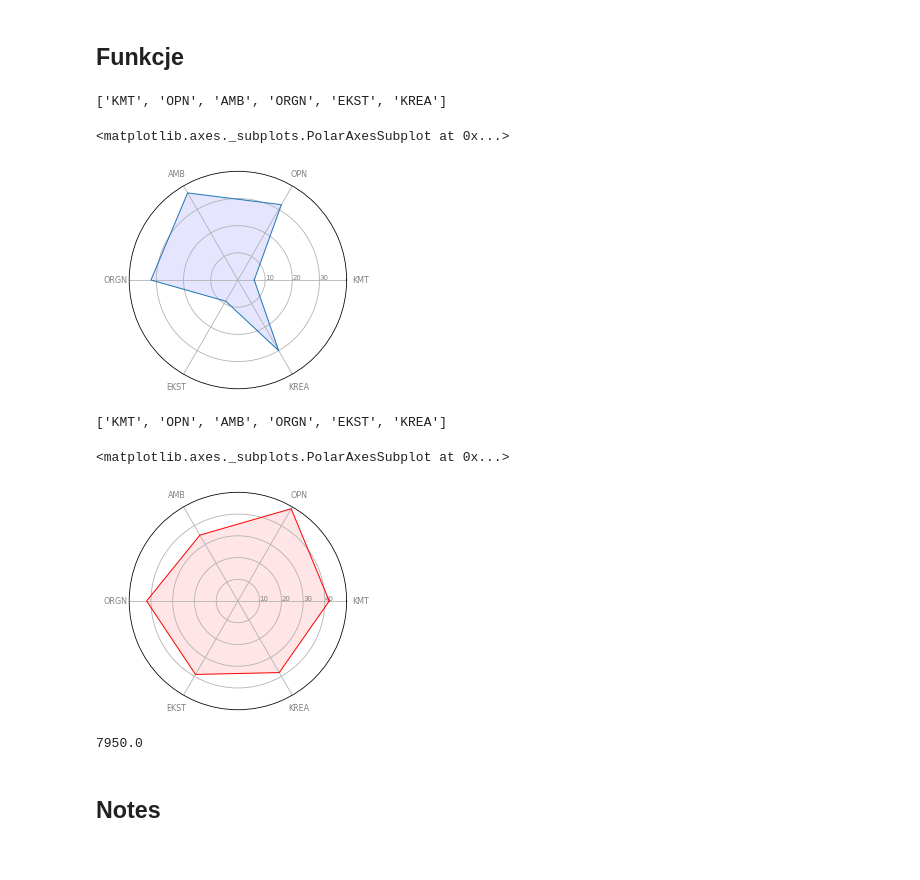
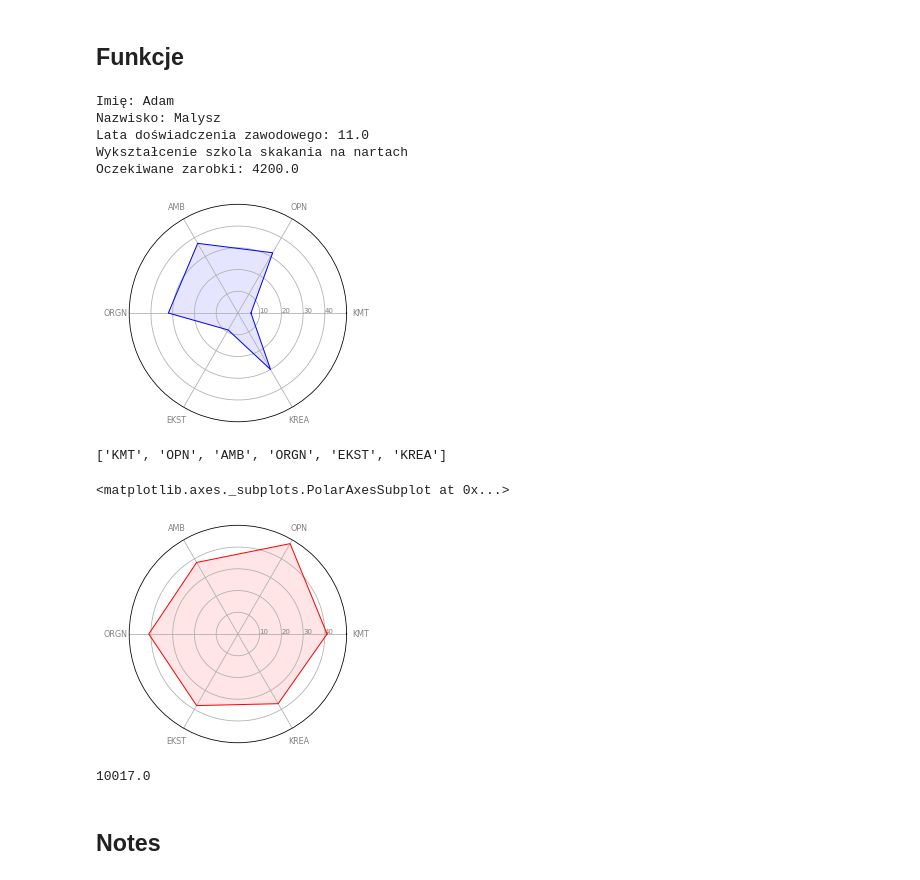
Before and after one commit to thezapalsky/radar_chart_4_cv, a Jupyter notebook: radar_chart.ipynb, the cells around one changed output. Cells and saved outputs as stored; diff of their text form; code cells hidden in the pictures.

Commit message:
more user info , salary v2?

```diff
--- a/radar_chart.ipynb
+++ b/radar_chart.ipynb
@@ -81,39 +81,50 @@ def DrawChart(scores, color = 'b'):
 # %%
 #autoryzacja z google docs
 scope = ['https://spreadsheets.google.com/feeds',
          'https://www.googleapis.com/auth/drive']
 credentials = ServiceAccountCredentials.from_json_keyfile_name('cred.json', scope)
 gc = gspread.authorize(credentials)
 
 #wyciagniecie danych z arkusza -> dataframe
 worksheet = gc.open("Pytania (Odpowiedzi)").sheet1
 df = get_as_dataframe(worksheet, parse_dates=True)
 df = df.dropna(how='all')
 
 #mapowanie danych z formularza -> dataframe
 a=df.applymap(Likter2Int)
 
 #wczytanie macierzy punktowania
 p_matrix = read_odp_matrix('punktowanie_v2-zera.csv')
 
 #wektor skilli
 scores = get_scores(a,p_matrix)
 scores = [sc + 20 for sc in scores]
 #scores = [ 10, 10 , 10, 10, 10, 10]
 DrawChart(scores)
+
+pos = -1
+
+print("Imię:",a.iloc[pos]['Imię:'])
+print("Nazwisko:",a.iloc[pos]['Nazwisko:'])
+print("Lata doświadczenia zawodowego:",a.iloc[pos]['Lata doświadczenia zawodowego:'])
+print("Wykształcenie",a.iloc[pos]['Wykształcenie'])
+print("Oczekiwane zarobki:",a.iloc[pos]['Oczekiwane zarobki:'])
 # %% [output]
-['KMT', 'OPN', 'AMB', 'ORGN', 'EKST', 'KREA']
+Imię: Adam
+Nazwisko: Malysz
+Lata doświadczenia zawodowego: 11.0
+Wykształcenie szkola skakania na nartach
+Oczekiwane zarobki: 4200.0
-<matplotlib.axes._subplots.PolarAxesSubplot at 0x...>
-[figure, old version]
+[figure, new version]
 # %%
 #wzorzec
-model = [21,28,14,21,18,17] #max values for scores
-model = [sc + 21 for sc in model]
+model = [21,28,18,21,18,17] #max values for scores
+model = [sc + 20 for sc in model]
 DrawChart(model, color='r')
 # %% [output]
 ['KMT', 'OPN', 'AMB', 'ORGN', 'EKST', 'KREA']
 <matplotlib.axes._subplots.PolarAxesSubplot at 0x...>
-[figure, old version]
+[figure, new version]
 # %%
 base_salary ={
     'Programista': 4680,
@@ -126,12 +137,12 @@ base_salary ={
 }
 
 exp_years = a.iloc[-1]['Lata doświadczenia zawodowego:']
-#expected_salary = ??
-
+#expected_salary = a.iloc[-1]['Oczekiwane zarobki']
 #suggested_salary = base_salary *(1+0.30*exp_years)+(expected_salary*0.04)
 #suggested_salary = base_salary *(1+0.30*exp_years)+(expected_salary*0.04)
 
-suggested_salary = base_salary['HR']*(1+0.15*exp_years)
+suggested_salary = base_salary['Handlowiec']*(1+0.15*exp_years)
+
 suggested_salary
 # %% [output]
-7950.0
+10017.0
```
Also changed, not shown: parts of 2 cells of this notebook.
